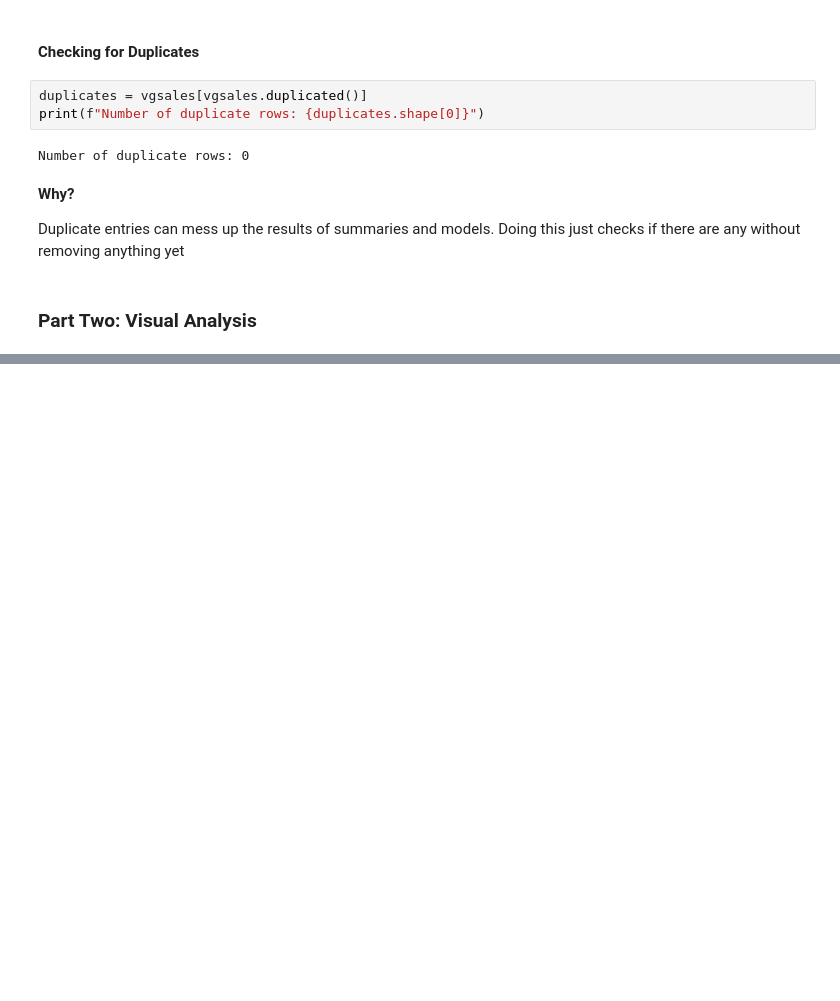
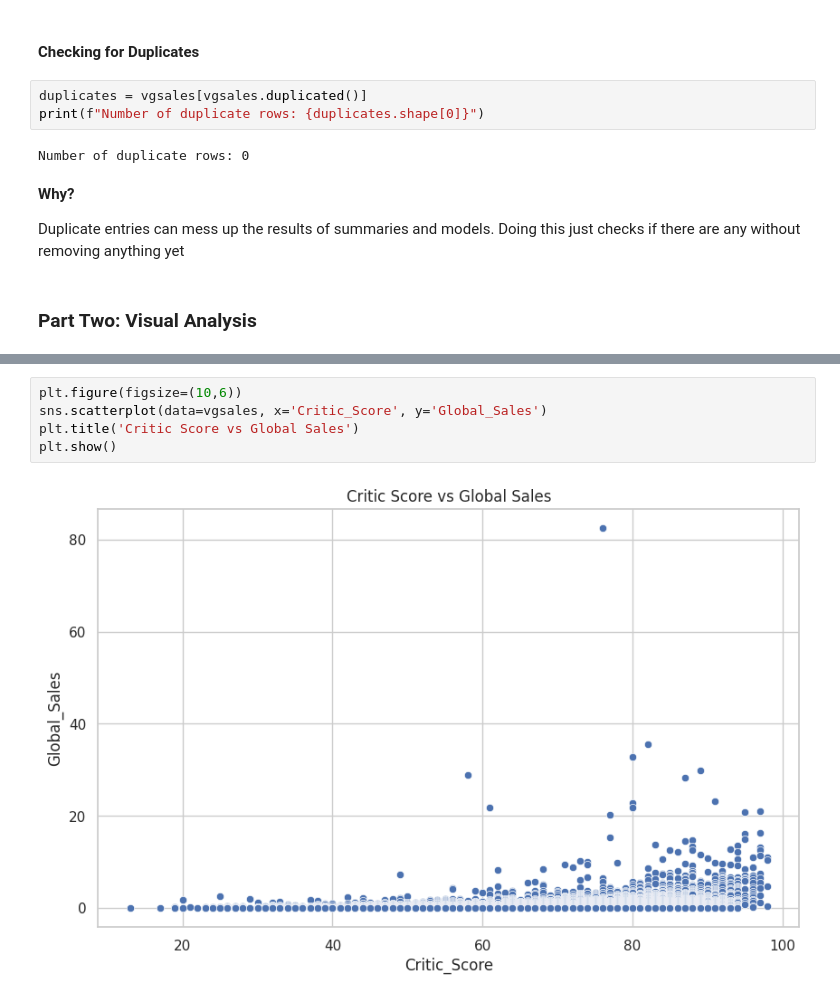
Before and after one commit to eleanorbucke21/ca1_DATA_VISUALISATION, a Jupyter notebook: DataVisualisationCA.ipynb, the cells around one changed output, grey strips where cells are left out. Cells and saved outputs as stored; diff of their text form; blank space fills up the shorter version.

```diff
--- a/DataVisualisationCA.ipynb
+++ b/DataVisualisationCA.ipynb
@@ -216,0 +240,7 @@ Duplicate entries can mess up the results of summaries and models. Doing this ju
+# %%
+plt.figure(figsize=(10,6))
+sns.scatterplot(data=vgsales, x='Critic_Score', y='Global_Sales')
+plt.title('Critic Score vs Global Sales')
+plt.show()
+# %% [output]
+[figure, added]
```
Also changed, not shown: parts of 17 cells of this notebook.
